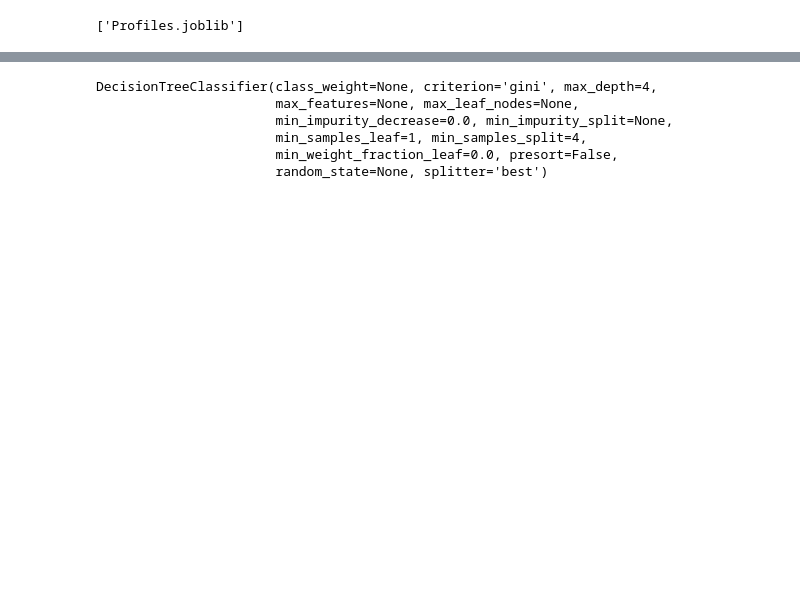
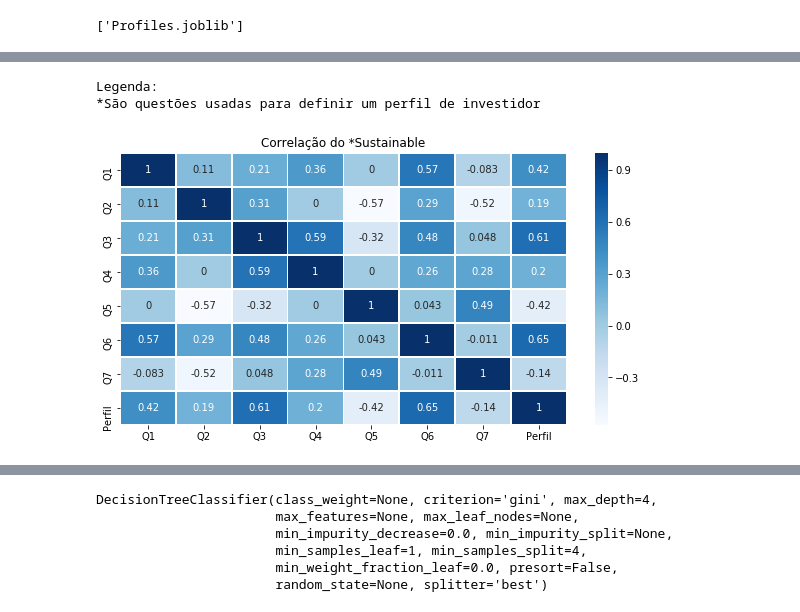
Before and after one commit to AnaCarlaG/Project-Finance, a Jupyter notebook: Project Finance.ipynb, the cells around one changed output, grey strips where cells are left out. Drawn from its saved outputs; the diff is of its cells as text; code cells hidden in the pictures; blank space fills up the shorter version.

```diff
--- a/Project Finance.ipynb
+++ b/Project Finance.ipynb
@@ -123,3 +107,15 @@ tree_model_profile = load('Profiles.joblib')
+# %%
+%matplotlib inline
+data = (train_profile)
+plt.figure(figsize=(10,5))
+plt.title('Correlação do *Sustainable')
+sns.heatmap(data.corr(),annot=True,linewidths=0.5,cmap='Blues')
+print('Legenda:')
+print('*São questões usadas para definir um perfil de investidor')
+# %% [output]
+Legenda:
+*São questões usadas para definir um perfil de investidor
+[figure, added]
 # %%
 #Parte dos FII
 # %%
```
Also changed, not shown: parts of 17 cells of this notebook.
